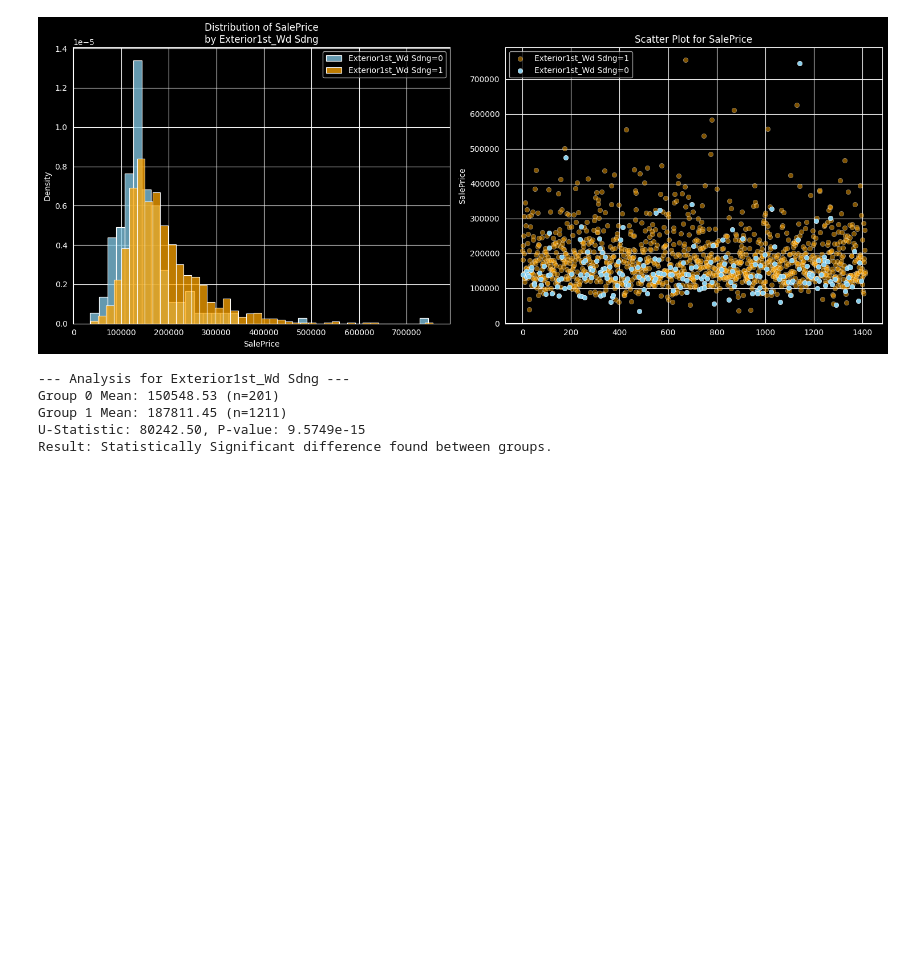
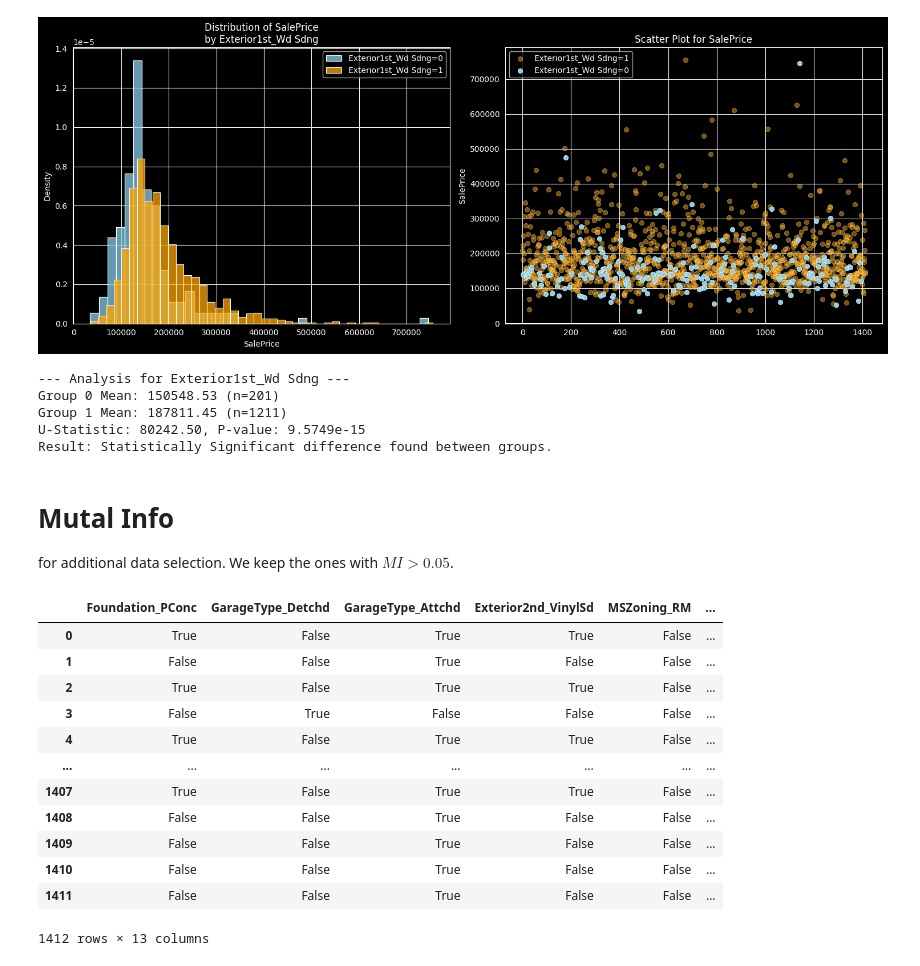
Before and after one commit to xXKeNdAmAmAsTeRXx/House_Prices_project, a Jupyter notebook: 3.1_EDA_binary.ipynb, the cells around one changed output. Drawn from its saved outputs; the diff is of its cells as text; code cells hidden in the pictures; blank space fills up the shorter version.

Commit message:
selection by mutal info

```diff
--- a/3.1_EDA_binary.ipynb
+++ b/3.1_EDA_binary.ipynb
@@ -233,3 +233,34 @@ Group 0 Mean: 150548.53 (n=201)
 Group 1 Mean: 187811.45 (n=1211)
 U-Statistic: 80242.50, P-value: 9.5749e-15
 Result: Statistically Significant difference found between groups.
+# %% [markdown]
+# Mutal Info
+for additional data selection. We keep the ones with $MI >0.05$.
+# %%
+from sklearn.feature_selection import mutual_info_regression
+
+preselected_X = new_data[valid_features_col]
+
+# Reshape is needed for scikit-learn
+mi = mutual_info_regression(preselected_X, y)
+mi_series = pd.Series(mi, index=preselected_X.columns, name='score').sort_values(ascending=False)
+
+
+
+
+selected_X = preselected_X[mi_series[mi_series.values > 0.05].keys()]
+selected_X
+# %% [output]
+|  | Foundation_PConc | GarageType_Detchd | GarageType_Attchd | Exterior2nd_VinylSd | MSZoning_RM | ... |
+| 0 | True | False | True | True | False | ... |
+| 1 | False | False | True | False | False | ... |
+| 2 | True | False | True | True | False | ... |
+| 3 | False | True | False | False | False | ... |
+| 4 | True | False | True | True | False | ... |
+| ... | ... | ... | ... | ... | ... | ... |
+| 1407 | True | False | True | True | False | ... |
+| 1408 | False | False | True | False | False | ... |
+| 1409 | False | False | True | False | False | ... |
+| 1410 | False | False | True | False | False | ... |
+| 1411 | False | False | True | False | False | ... |
+1412 rows × 13 columns
```
